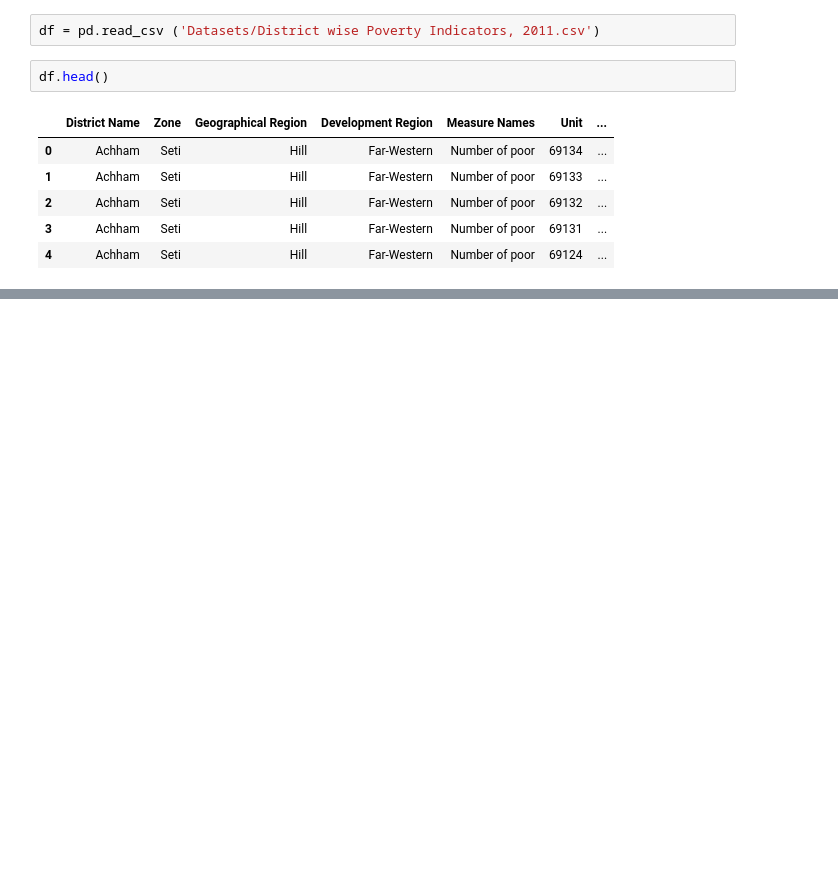
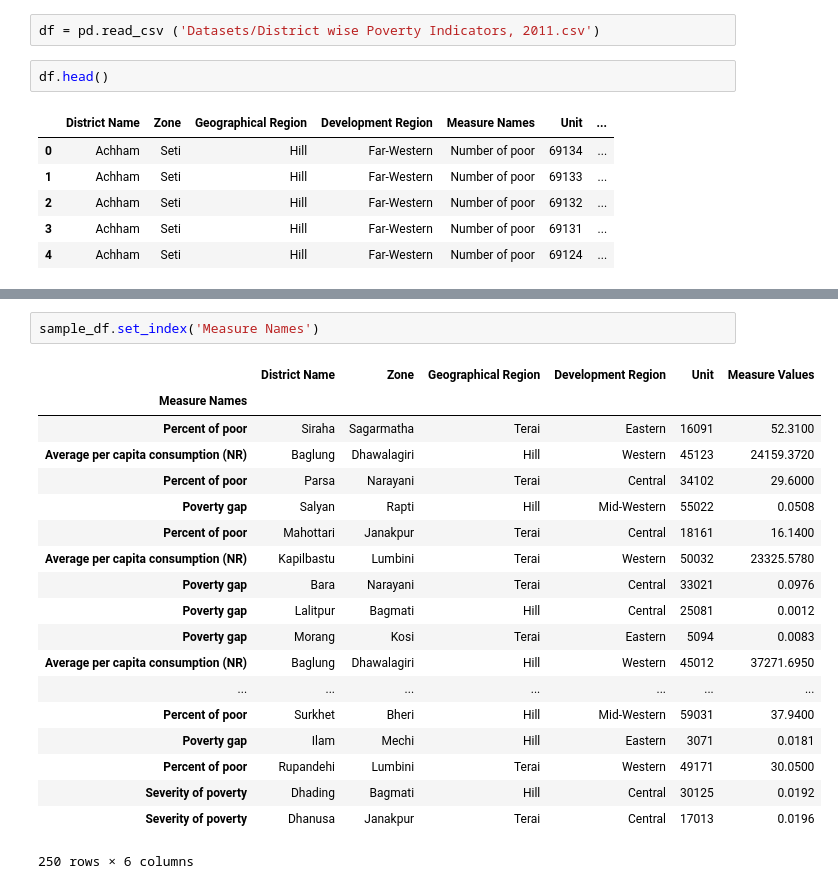
Before and after one commit to PragyanSubedi/Nepalese-dataset-visualization, a Jupyter notebook: Nepalese dataset visualization.ipynb, the cells around one changed output, grey strips where cells are left out. Cells and saved outputs as stored; diff of their text form; blank space fills up the shorter version.

```diff
--- a/Nepalese dataset visualization.ipynb
+++ b/Nepalese dataset visualization.ipynb
@@ -32,0 +31,22 @@ df.describe()
+# %%
+sample_df.set_index('Measure Names')
+# %% [output]
+|  | District Name | Zone | Geographical Region | Development Region | Unit | Measure Values |
+| Measure Names |  |  |  |  |  |  |
+| Percent of poor | Siraha | Sagarmatha | Terai | Eastern | 16091 | 52.3100 |
+| Average per capita consumption (NR) | Baglung | Dhawalagiri | Hill | Western | 45123 | 24159.3720 |
+| Percent of poor | Parsa | Narayani | Terai | Central | 34102 | 29.6000 |
+| Poverty gap | Salyan | Rapti | Hill | Mid-Western | 55022 | 0.0508 |
+| Percent of poor | Mahottari | Janakpur | Terai | Central | 18161 | 16.1400 |
+| Average per capita consumption (NR) | Kapilbastu | Lumbini | Terai | Western | 50032 | 23325.5780 |
+| Poverty gap | Bara | Narayani | Terai | Central | 33021 | 0.0976 |
+| Poverty gap | Lalitpur | Bagmati | Hill | Central | 25081 | 0.0012 |
+| Poverty gap | Morang | Kosi | Terai | Eastern | 5094 | 0.0083 |
+| Average per capita consumption (NR) | Baglung | Dhawalagiri | Hill | Western | 45012 | 37271.6950 |
+| ... | ... | ... | ... | ... | ... | ... |
+| Percent of poor | Surkhet | Bheri | Hill | Mid-Western | 59031 | 37.9400 |
+| Poverty gap | Ilam | Mechi | Hill | Eastern | 3071 | 0.0181 |
+| Percent of poor | Rupandehi | Lumbini | Terai | Western | 49171 | 30.0500 |
+| Severity of poverty | Dhading | Bagmati | Hill | Central | 30125 | 0.0192 |
+| Severity of poverty | Dhanusa | Janakpur | Terai | Central | 17013 | 0.0196 |
+250 rows × 6 columns
```
Also changed, not shown: parts of 5 cells of this notebook.
